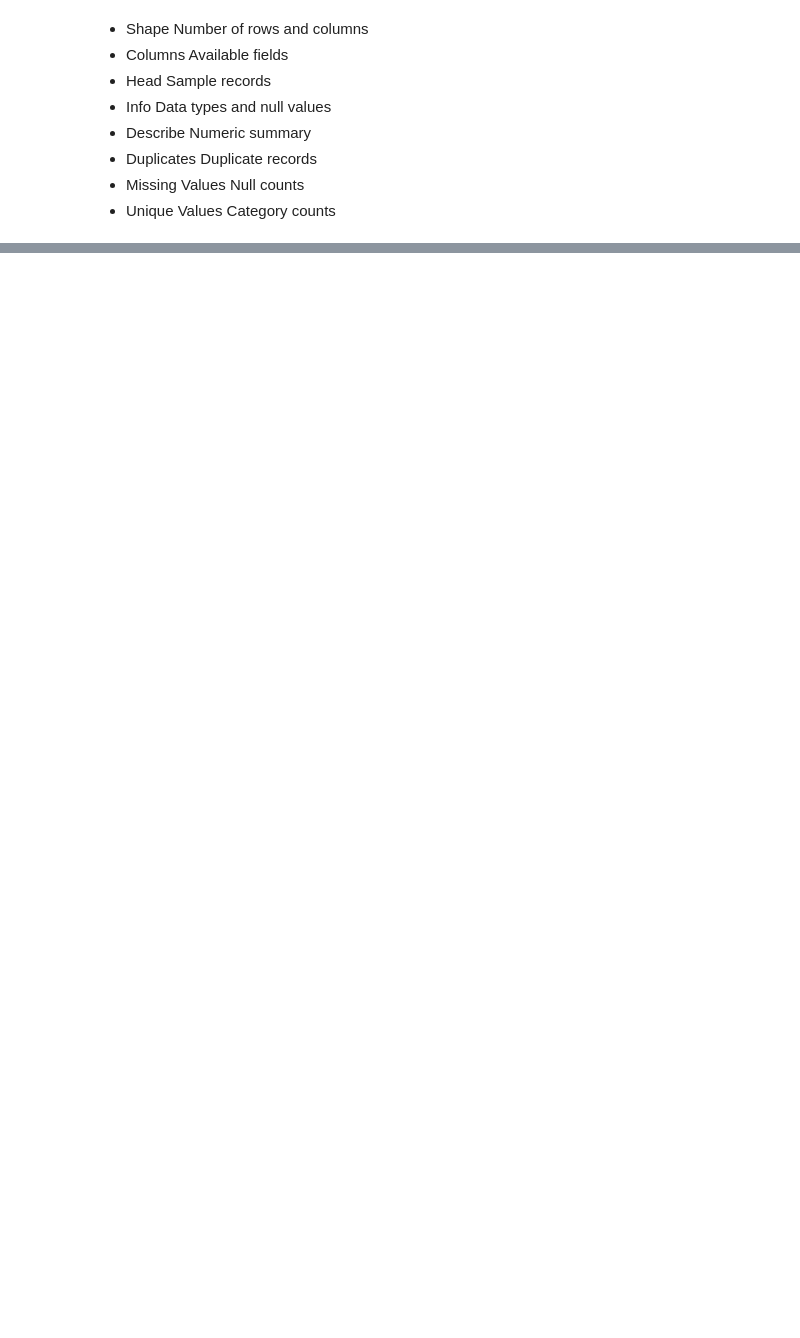
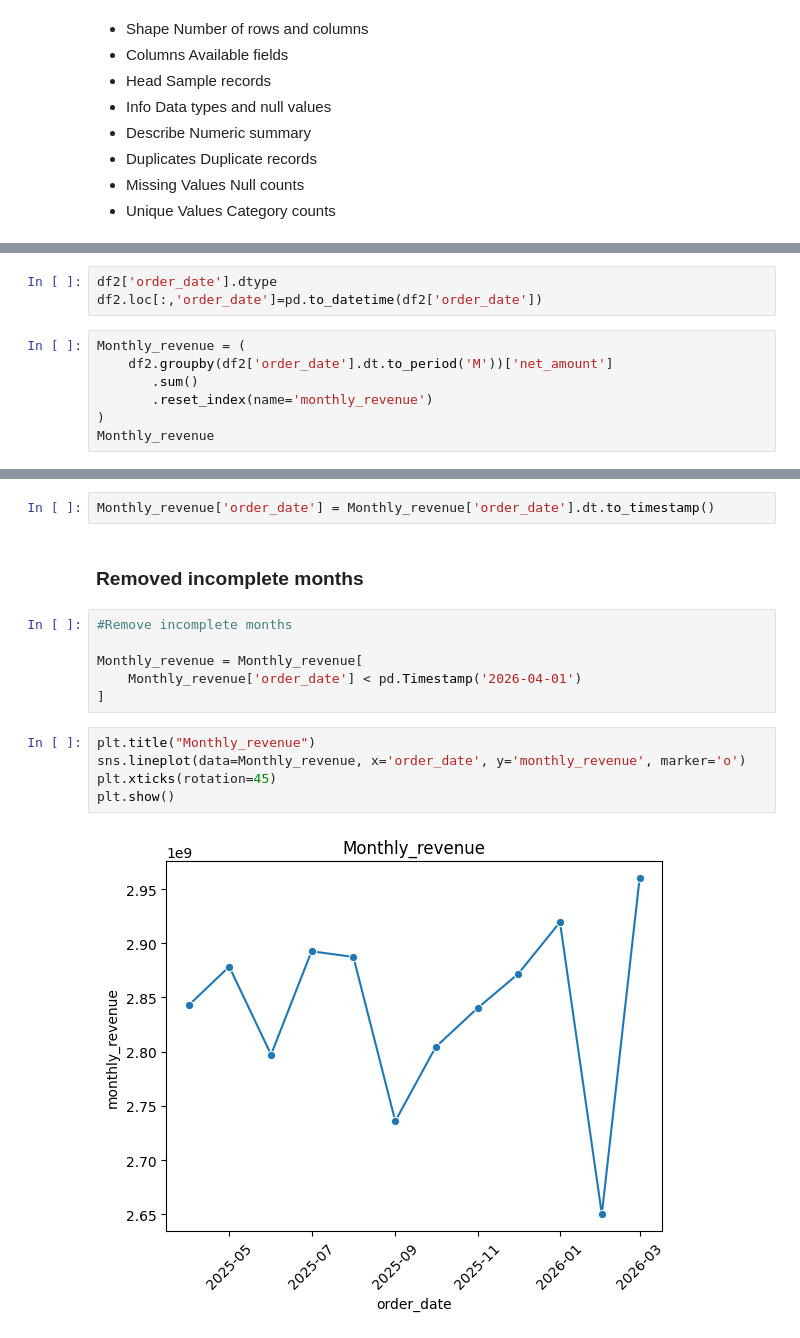
Before and after one commit to BhupathiTharun/Supply-chain-data-warehouse, a Jupyter notebook: notebooks/03_EDA.ipynb, the cells around one changed output, grey strips where cells are left out. Drawn from its saved outputs; the diff is of its cells as text; blank space fills up the shorter version.

```diff
--- a/notebooks/03_EDA.ipynb
+++ b/notebooks/03_EDA.ipynb
@@ -124,0 +190,10 @@ Index(['order_line_id', 'order_date', 'category', 'seller_rating', 'quantity',
+# %%
+df2['order_date'].dtype
+df2.loc[:,'order_date']=pd.to_datetime(df2['order_date'])
+# %%
+Monthly_revenue = (
+    df2.groupby(df2['order_date'].dt.to_period('M'))['net_amount']
+       .sum()
+       .reset_index(name='monthly_revenue')
+)
+Monthly_revenue
@@ -124,0 +215,17 @@ Index(['order_line_id', 'order_date', 'category', 'seller_rating', 'quantity',
+# %%
+Monthly_revenue['order_date'] = Monthly_revenue['order_date'].dt.to_timestamp()
+# %% [markdown]
+### Removed incomplete months
+# %%
+#Remove incomplete months
+
+Monthly_revenue = Monthly_revenue[
+    Monthly_revenue['order_date'] < pd.Timestamp('2026-04-01')
+]
+# %%
+plt.title("Monthly_revenue")
+sns.lineplot(data=Monthly_revenue, x='order_date', y='monthly_revenue', marker='o')
+plt.xticks(rotation=45)
+plt.show()
+# %% [output]
+[figure, added]
```
Also changed, not shown: parts of 28 cells of this notebook, 1 other file.
